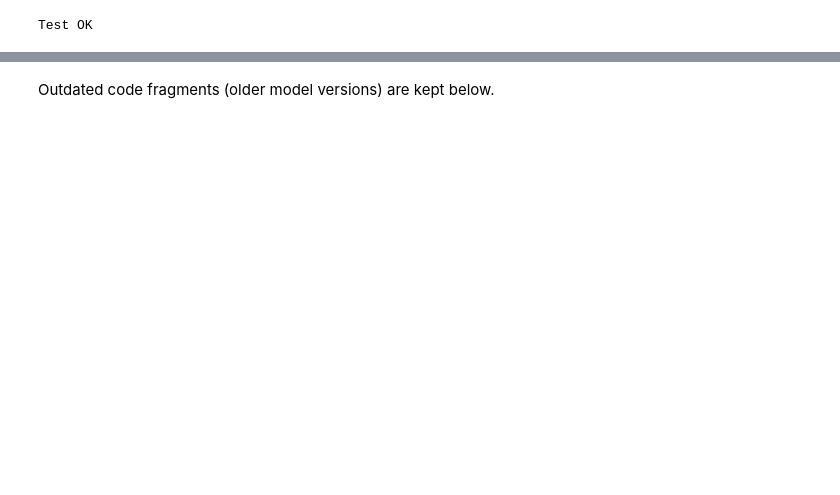
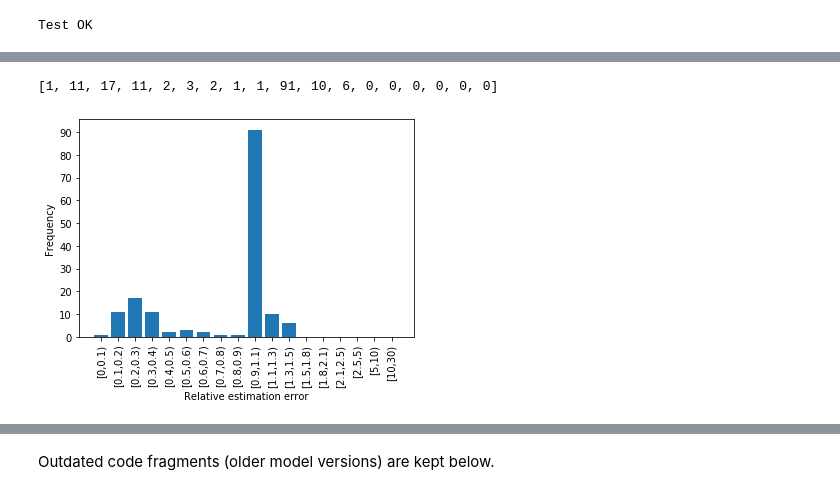
Before and after one commit to aloeser/clustering_model, a Jupyter notebook: model.ipynb, the cells around one changed output, grey strips where cells are left out. Drawn from its saved outputs; the diff is of its cells as text; code cells hidden in the pictures; blank space fills up the shorter version.

```diff
--- a/model.ipynb
+++ b/model.ipynb
@@ -1108,0 +1608,11 @@ class DisjointClustersModel(SingleTableMdcModel):
+# %%
+def histogram(values, bins):
+    def elements_between(low, high, upper_exclusive=True):
+        if upper_exclusive:
+            filtered = filter(lambda x: low <= x and x < high, values)
+        else:
+            filtered = filter(lambda x: low <= x and x <= high, values)
+
+        return len(list(filtered))
+
+    return [elements_between(low, high ) for low, high in zip(bins, bins[1:])]
@@ -1109,2 +1727,43 @@ class DisjointClustersModel(SingleTableMdcModel):
+# %%
+import matplotlib.pyplot as plt
+from matplotlib.ticker import MaxNLocator
+
+frequencies = get_query_frequencies()
+
+all_factors = []
+for _, row in results.iterrows():
+    frequency = frequencies[row['QUERY_HASH1']]
+    for _ in range(frequency):
+        all_factors.append(row['RELATIVE_ERROR'])
+#factors = results['RELATIVE_ERROR']
+
+#factors = list(map(lambda x: x if x >= 0 else -1/x, factors))
+
+bins = [0, 0.1, 0.2, 0.3, 0.4, 0.5, 0.6, 0.7, 0.8, 0.9, 1.1, 1.3, 1.5, 1.8, 2.1, 2.5, 5, 10, 30]
+
+values = histogram(all_factors, bins)
+print(values)
+x = np.arange(len(values))
+labels = list([f"[{low},{high})" for low, high in zip(bins, bins[1:])])
+
+fig, ax = plt.subplots()
+
+ax.set_xticks(x)
+ax.set_xticklabels(labels)
+ax.set_xlabel("Relative estimation error")
+ax.set_ylabel("Frequency")
+ax.bar(x, values)
+ax.get_yaxis().set_major_locator(MaxNLocator(integer=True))
+plt.xticks(rotation=90)
+#plt.title("Histogram of relative estimation errors")
+
+
+extension = '' if SIDED else '_all'
+
+#plt.savefig(f'/home/aloeser/Downloads/operatoreval/join_materialize_probe_shipdate{extension}.pdf', bbox_inches='tight')
+plt.show()
+# %% [output]
+[1, 11, 17, 11, 2, 3, 2, 1, 1, 91, 10, 6, 0, 0, 0, 0, 0, 0]
+[figure, added]
 # %%
 # todo delete
```
Also changed, not shown: parts of 25 cells of this notebook.
